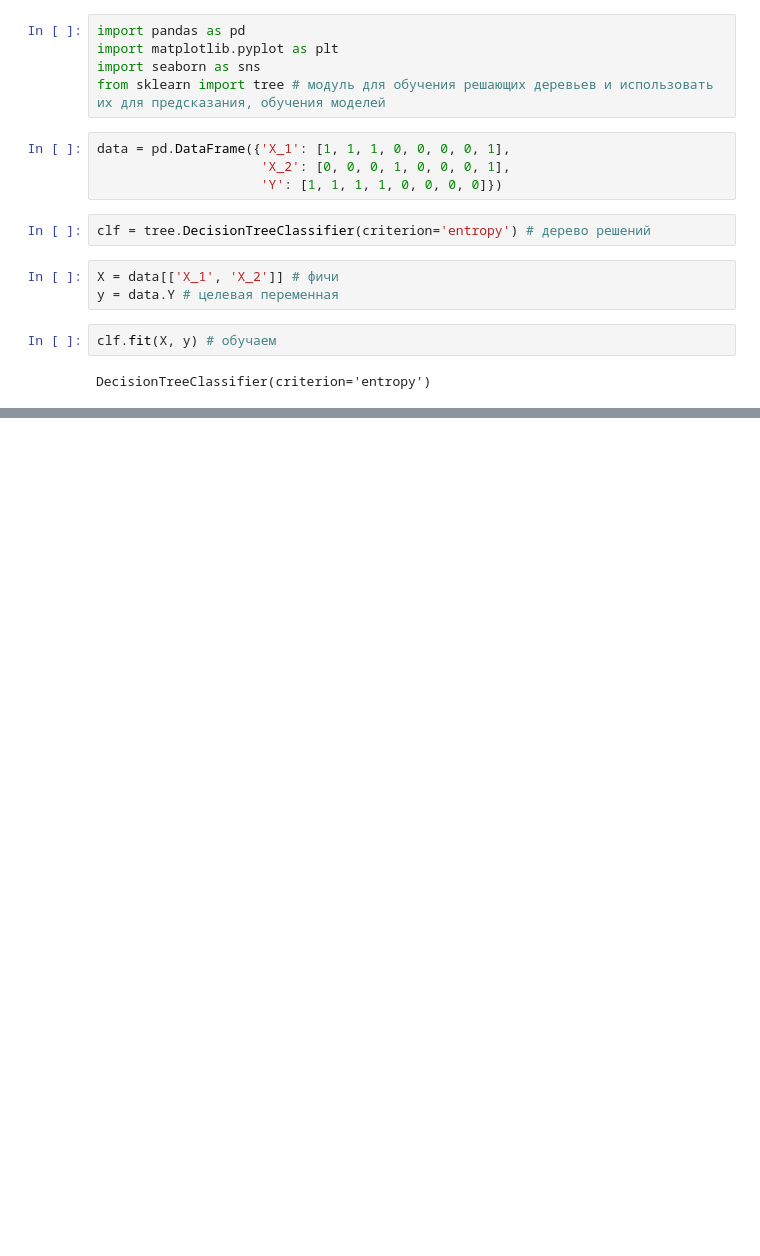
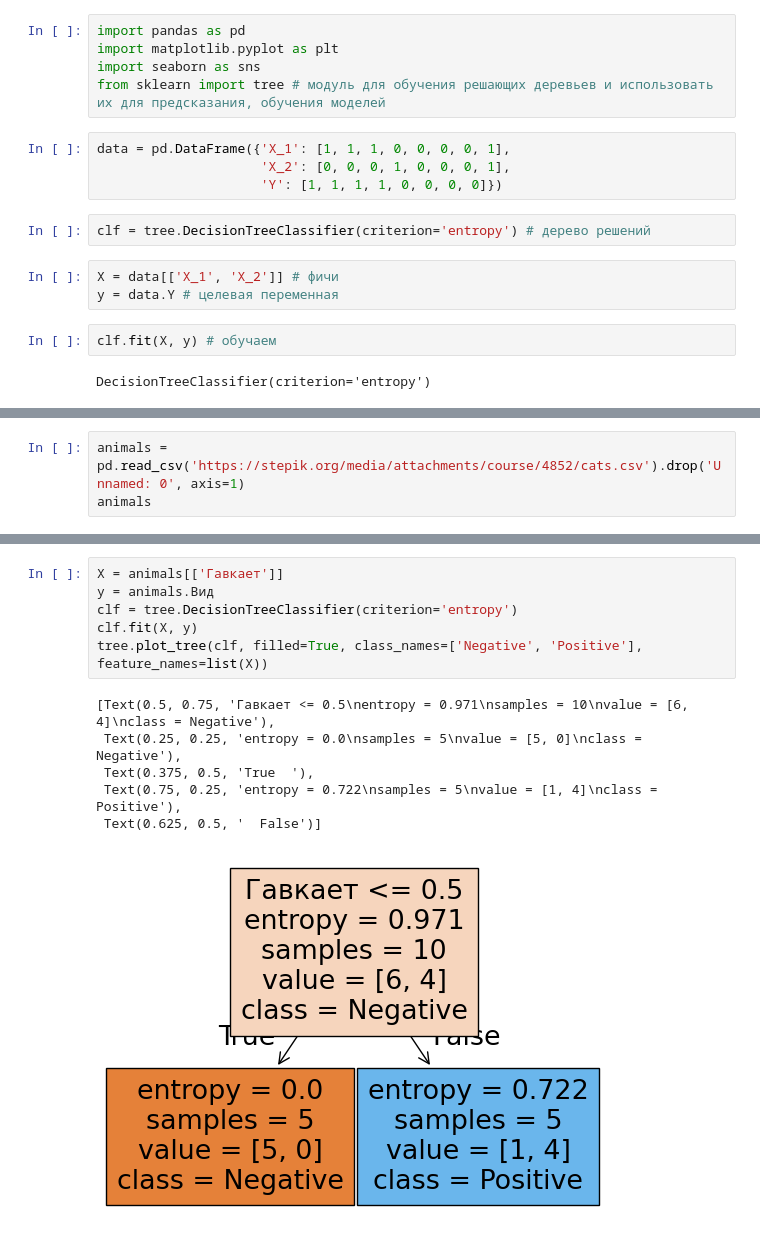
Before and after one commit to vlkttlv/labs_ds_ml, a Jupyter notebook: stepik_course/decision_trees/2.1.ipynb, the cells around one changed output, grey strips where cells are left out. Saved outputs shown, nothing was run; the diff lists cells and outputs as text; blank space fills up the shorter version.

```diff
--- a/stepik_course/decision_trees/2.1.ipynb
+++ b/stepik_course/decision_trees/2.1.ipynb
@@ -31,0 +21,3 @@ tree.plot_tree(clf, filled=True, class_names=['Negative', 'Positive'], feature_n
+# %%
+animals = pd.read_csv('https://stepik.org/media/attachments/course/4852/cats.csv').drop('Unnamed: 0', axis=1)
+animals
@@ -31,0 +42,13 @@ tree.plot_tree(clf, filled=True, class_names=['Negative', 'Positive'], feature_n
+# %%
+X = animals[['Гавкает']]
+y = animals.Вид
+clf = tree.DecisionTreeClassifier(criterion='entropy')
+clf.fit(X, y)
+tree.plot_tree(clf, filled=True, class_names=['Negative', 'Positive'], feature_names=list(X))
+# %% [output]
+[Text(0.5, 0.75, 'Гавкает <= 0.5\nentropy = 0.971\nsamples = 10\nvalue = [6, 4]\nclass = Negative'),
+ Text(0.25, 0.25, 'entropy = 0.0\nsamples = 5\nvalue = [5, 0]\nclass = Negative'),
+ Text(0.375, 0.5, 'True  '),
+ Text(0.75, 0.25, 'entropy = 0.722\nsamples = 5\nvalue = [1, 4]\nclass = Positive'),
+ Text(0.625, 0.5, '  False')]
+[figure, added]
```
Also changed, not shown: parts of 4 cells of this notebook, 1 other file.
